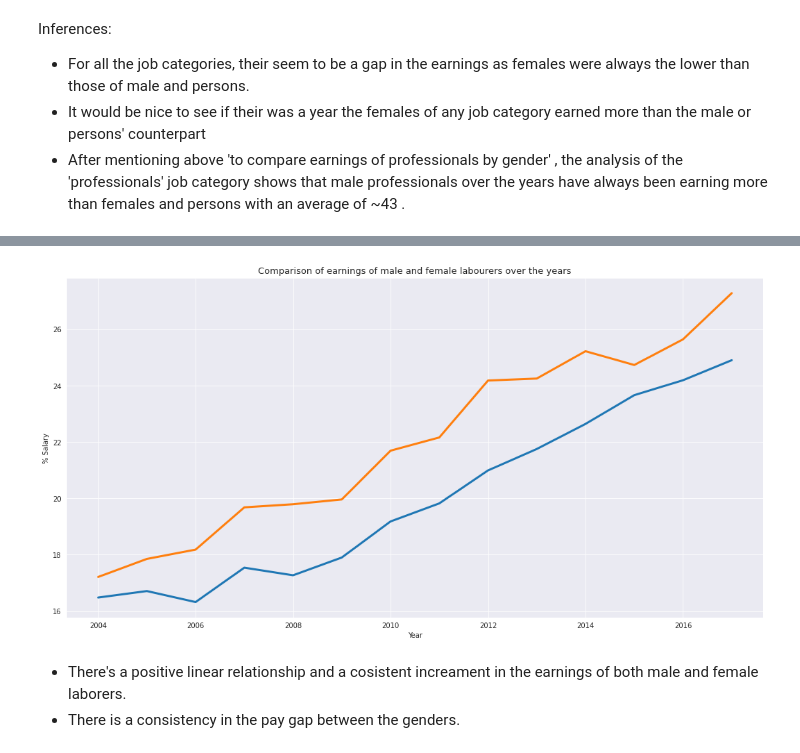
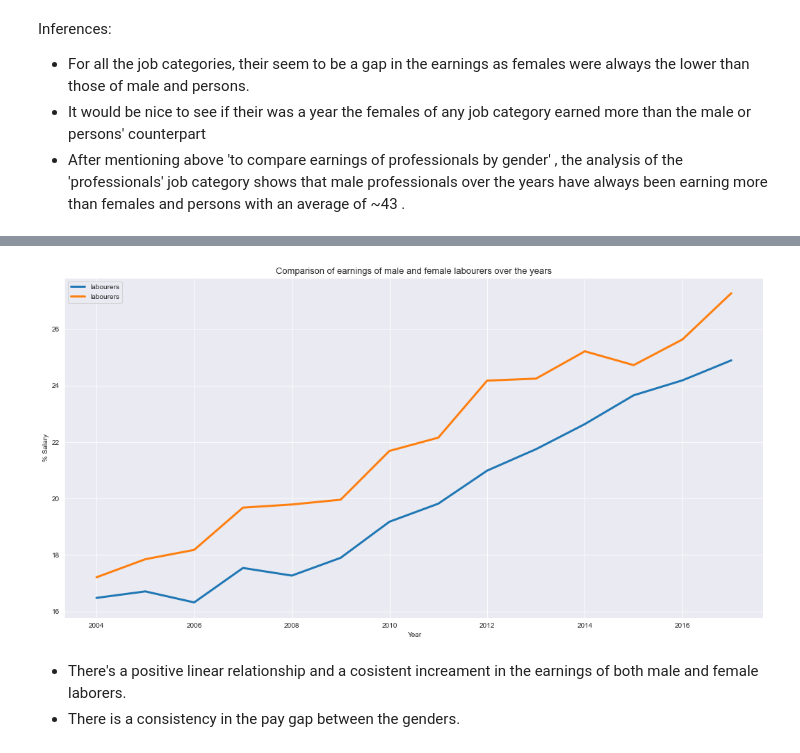
Before and after one commit to Carol-Kelly/Hamoye-Data-Warehouse-ProjectTeam, a Jupyter notebook: EDA_me.ipynb, the cells around one changed output, grey strips where cells are left out. Saved outputs shown, nothing was run; the diff lists cells and outputs as text; code cells hidden in the pictures.

```diff
--- a/EDA_me.ipynb
+++ b/EDA_me.ipynb
@@ -671,12 +727,13 @@ df_sub_persons.head()
 # %%
 df_sub_female["labourers"].plot(linewidth = 3, figsize = (18, 9))
 df_sub_male["labourers"].plot(linewidth = 3, figsize = (18, 9))
 plt.xlabel('Year')
 plt.ylabel('% Salary')
 plt.title("Comparison of earnings of male and female labourers over the years",size=13)
+plt.legend()
 plt.show()
 # %% [output]
-[figure, old version]
+[figure, new version]
 # %% [markdown]
 - There's a positive linear relationship and a cosistent increament in the earnings of both male and female laborers.
 - There is a consistency in the pay gap between the genders.
```
Also changed, not shown: parts of 26 cells of this notebook.
